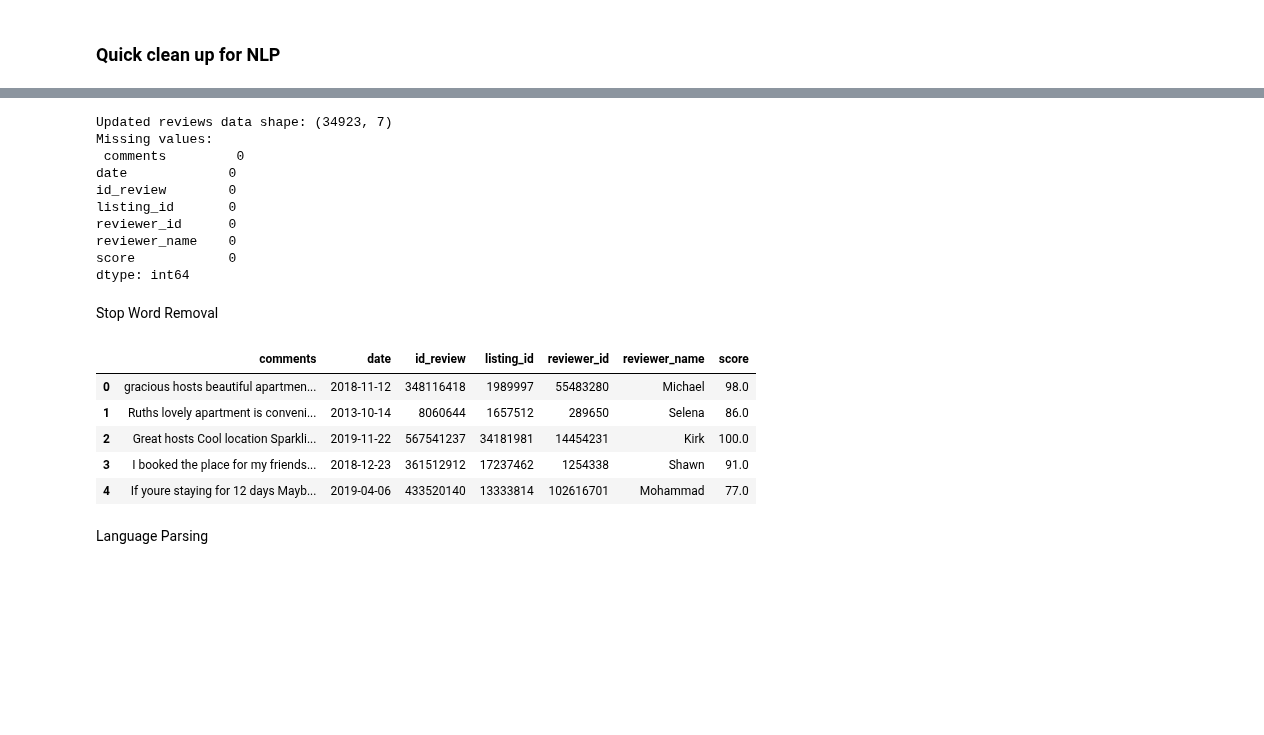
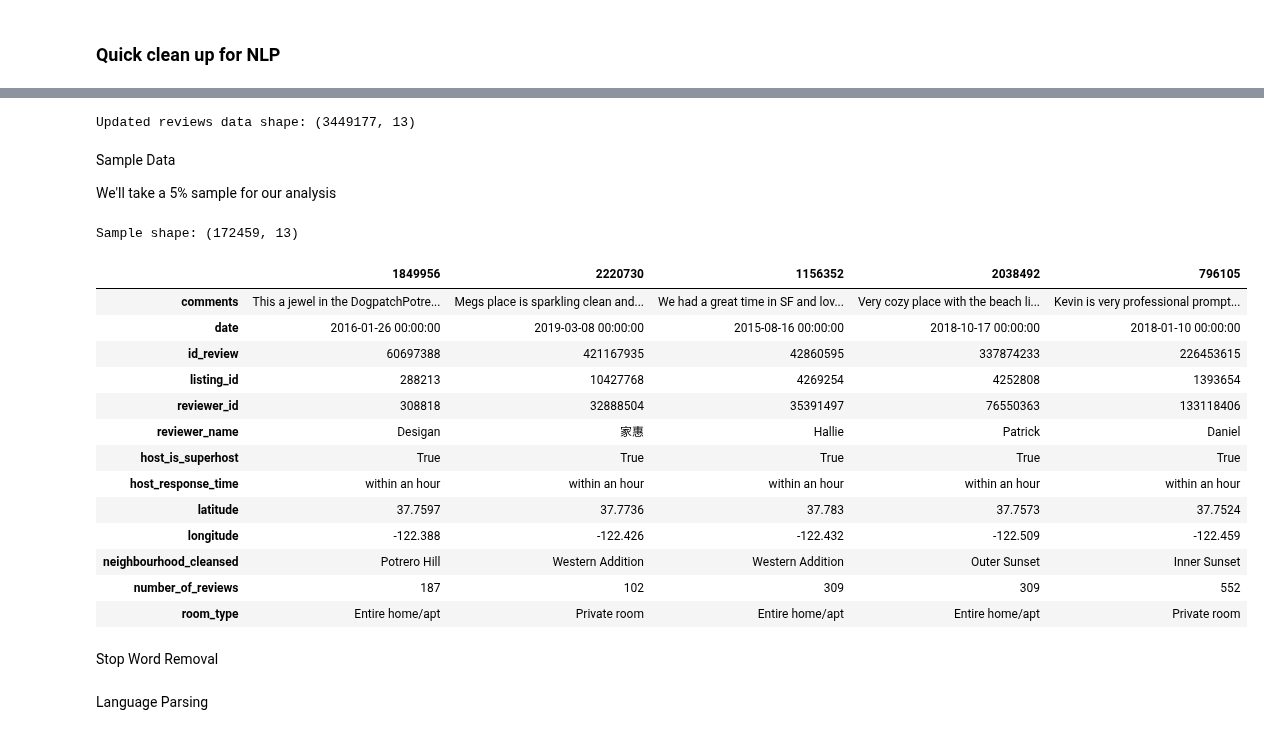
Before and after one commit to KishenSharma6/Airbnb-SF, a Jupyter notebook: Project Codes/04. Data Processing and Feature Engineering/01_06_2020_Preprocessing NLP.ipynb, the cells around one changed output, grey strips where cells are left out. Cells and saved outputs as stored; diff of their text form; code cells hidden in the pictures; blank space fills up the shorter version.

```diff
--- a/Project Codes/04. Data Processing and Feature Engineering/01_06_2020_Preprocessing NLP.ipynb
+++ b/Project Codes/04. Data Processing and Feature Engineering/01_06_2020_Preprocessing NLP.ipynb
@@ -126,30 +140,40 @@ review_scores.drop_duplicates(inplace=True)
 # %%
-#View updated reviews shape and missing values
+#Remove rows with host_response_time
+review_scores = review_scores[-review_scores.host_response_time.isna()]
+
+#View updated reviews shape
 print('Updated reviews data shape:',review_scores.shape)
-print('Missing values: \n', review_scores.isna().sum())
 # %% [output]
-Updated reviews data shape: (34923, 7)
-Missing values:
- comments         0
-date             0
-id_review        0
-listing_id       0
-reviewer_id      0
-reviewer_name    0
-score            0
-dtype: int64
+Updated reviews data shape: (3449177, 13)
+# %% [markdown]
+Sample Data
+
+We'll take a 5% sample for our analysis
+# %%
+#Sample
+sample = review_scores.sample(frac=0.05,random_state=1)
+
+#Sample Preview
+print('Sample shape:', sample.shape)
+display(sample.head().T)
+# %% [output]
+Sample shape: (172459, 13)
+|  | 1849956 | 2220730 | 1156352 | 2038492 | 796105 |
+| comments | This a jewel in the DogpatchPotre... | Megs place is sparkling clean and... | We had a great time in SF and lov... | Very cozy place with the beach li... | Kevin is very professional prompt... |
+| date | 2016-01-26 00:00:00 | 2019-03-08 00:00:00 | 2015-08-16 00:00:00 | 2018-10-17 00:00:00 | 2018-01-10 00:00:00 |
+| id_review | 60697388 | 421167935 | 42860595 | 337874233 | 226453615 |
+| listing_id | 288213 | 10427768 | 4269254 | 4252808 | 1393654 |
+| reviewer_id | 308818 | 32888504 | 35391497 | 76550363 | 133118406 |
+| reviewer_name | Desigan | 家惠 | Hallie | Patrick | Daniel |
+| host_is_superhost | True | True | True | True | True |
+| host_response_time | within an hour | within an hour | within an hour | within an hour | within an hour |
+| latitude | 37.7597 | 37.7736 | 37.783 | 37.7573 | 37.7524 |
+| longitude | -122.388 | -122.426 | -122.432 | -122.509 | -122.459 |
+| neighbourhood_cleansed | Potrero Hill | Western Addition | Western Addition | Outer Sunset | Inner Sunset |
+| number_of_reviews | 187 | 102 | 309 | 309 | 552 |
+| room_type | Entire home/apt | Private room | Entire home/apt | Entire home/apt | Private room |
 # %% [markdown]
 Stop Word Removal
-# %%
-#Check
-review_scores.head()
-# %% [output]
-|  | comments | date | id_review | listing_id | reviewer_id | reviewer_name | score |
-| 0 | gracious hosts beautiful apartmen... | 2018-11-12 | 348116418 | 1989997 | 55483280 | Michael | 98.0 |
-| 1 | Ruths lovely apartment is conveni... | 2013-10-14 | 8060644 | 1657512 | 289650 | Selena | 86.0 |
-| 2 | Great hosts Cool location Sparkli... | 2019-11-22 | 567541237 | 34181981 | 14454231 | Kirk | 100.0 |
-| 3 | I booked the place for my friends... | 2018-12-23 | 361512912 | 17237462 | 1254338 | Shawn | 91.0 |
-| 4 | If youre staying for 12 days Mayb... | 2019-04-06 | 433520140 | 13333814 | 102616701 | Mohammad | 77.0 |
 # %% [markdown]
 Language Parsing
 # %%
```
Also changed, not shown: parts of 14 cells of this notebook.
